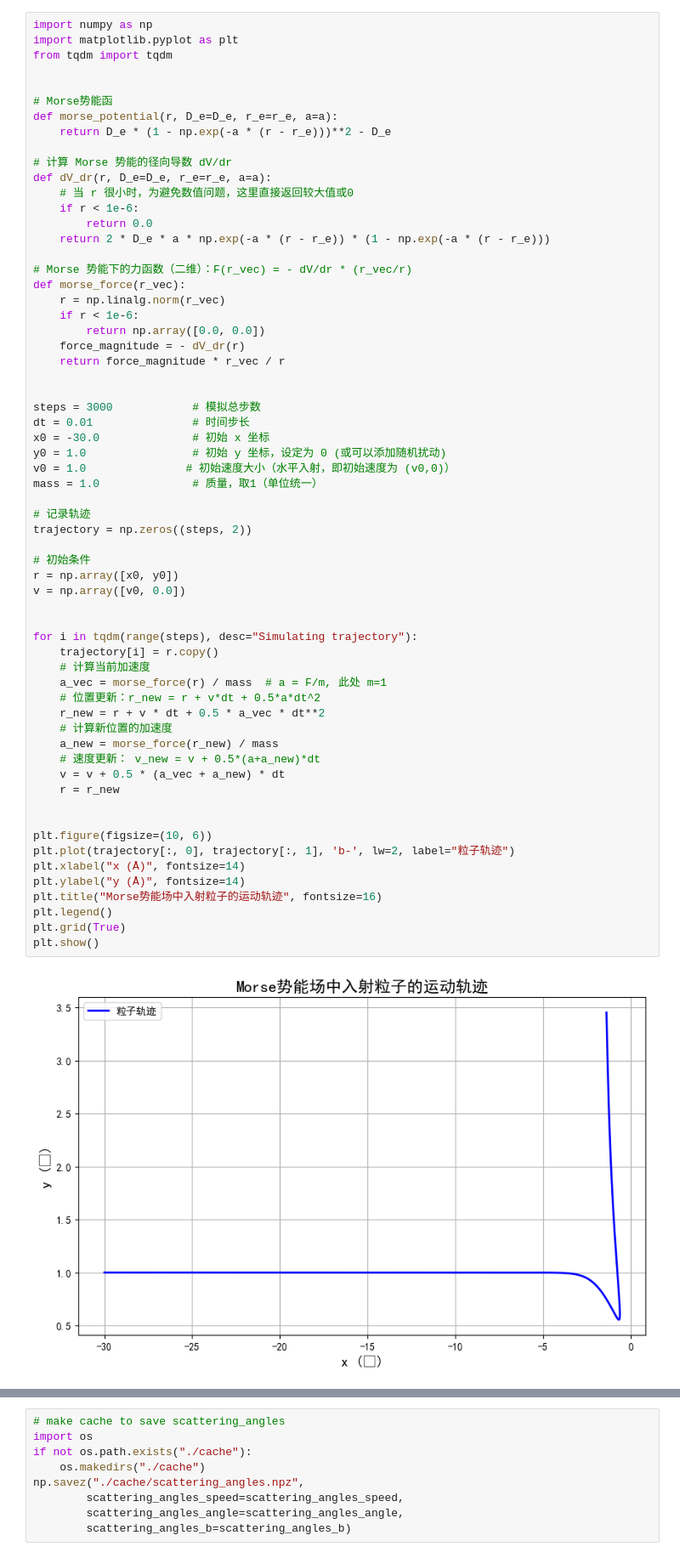
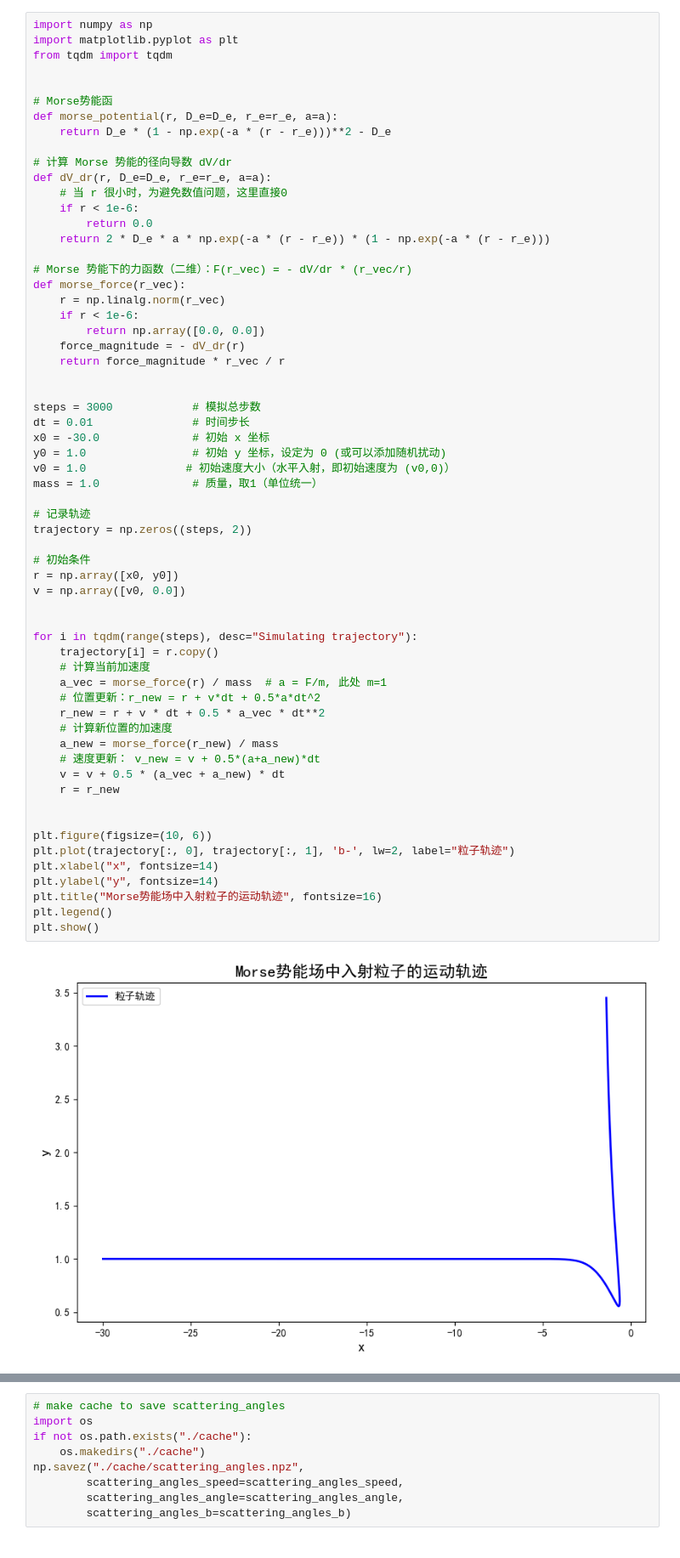
Before and after one commit to Glueo/graduate_phy_proj_2025, a Jupyter notebook: Morse/Morse.ipynb, the cells around one changed output, grey strips where cells are left out. Shown at 85% size. Drawn from its saved outputs; the diff is of its cells as text.

```diff
--- a/Morse/Morse.ipynb
+++ b/Morse/Morse.ipynb
@@ -40,7 +40,7 @@ def morse_potential(r, D_e=D_e, r_e=r_e, a=a):
 
 # 计算 Morse 势能的径向导数 dV/dr
 def dV_dr(r, D_e=D_e, r_e=r_e, a=a):
-    # 当 r 很小时，为避免数值问题，这里直接返回较大值或0
+    # 当 r 很小时，为避免数值问题，这里直接0
     if r < 1e-6:
         return 0.0
     return 2 * D_e * a * np.exp(-a * (r - r_e)) * (1 - np.exp(-a * (r - r_e)))
@@ -61,37 +61,36 @@ y0 = 1.0                # 初始 y 坐标，设定为 0 (或可以添加随机
 v0 = 1.0               # 初始速度大小（水平入射，即初始速度为 (v0,0)）
 mass = 1.0              # 质量，取1（单位统一）
 
 # 记录轨迹
 trajectory = np.zeros((steps, 2))
 
 # 初始条件
 r = np.array([x0, y0])
 v = np.array([v0, 0.0])
 
 
 for i in tqdm(range(steps), desc="Simulating trajectory"):
     trajectory[i] = r.copy()
     # 计算当前加速度
     a_vec = morse_force(r) / mass  # a = F/m, 此处 m=1
     # 位置更新：r_new = r + v*dt + 0.5*a*dt^2
     r_new = r + v * dt + 0.5 * a_vec * dt**2
     # 计算新位置的加速度
     a_new = morse_force(r_new) / mass
     # 速度更新： v_new = v + 0.5*(a+a_new)*dt
     v = v + 0.5 * (a_vec + a_new) * dt
     r = r_new
 
 
 plt.figure(figsize=(10, 6))
 plt.plot(trajectory[:, 0], trajectory[:, 1], 'b-', lw=2, label="粒子轨迹")
-plt.xlabel("x (Å)", fontsize=14)
-plt.ylabel("y (Å)", fontsize=14)
+plt.xlabel("x", fontsize=14)
+plt.ylabel("y", fontsize=14)
 plt.title("Morse势能场中入射粒子的运动轨迹", fontsize=16)
 plt.legend()
-plt.grid(True)
 plt.show()
 # %% [output]
-[figure, old version]
+[figure, new version]
 # %%
 import numpy as np
 import matplotlib.pyplot as plt
```
Also changed, not shown: parts of 4 cells of this notebook, 6 other files.
